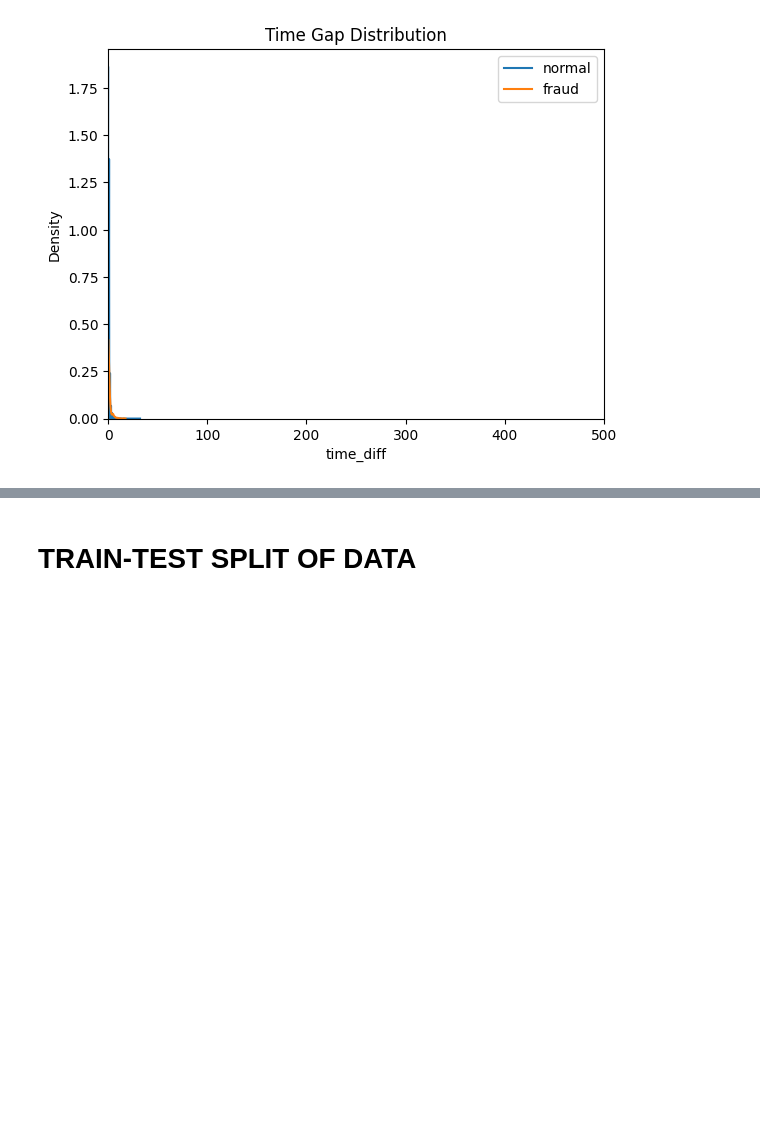
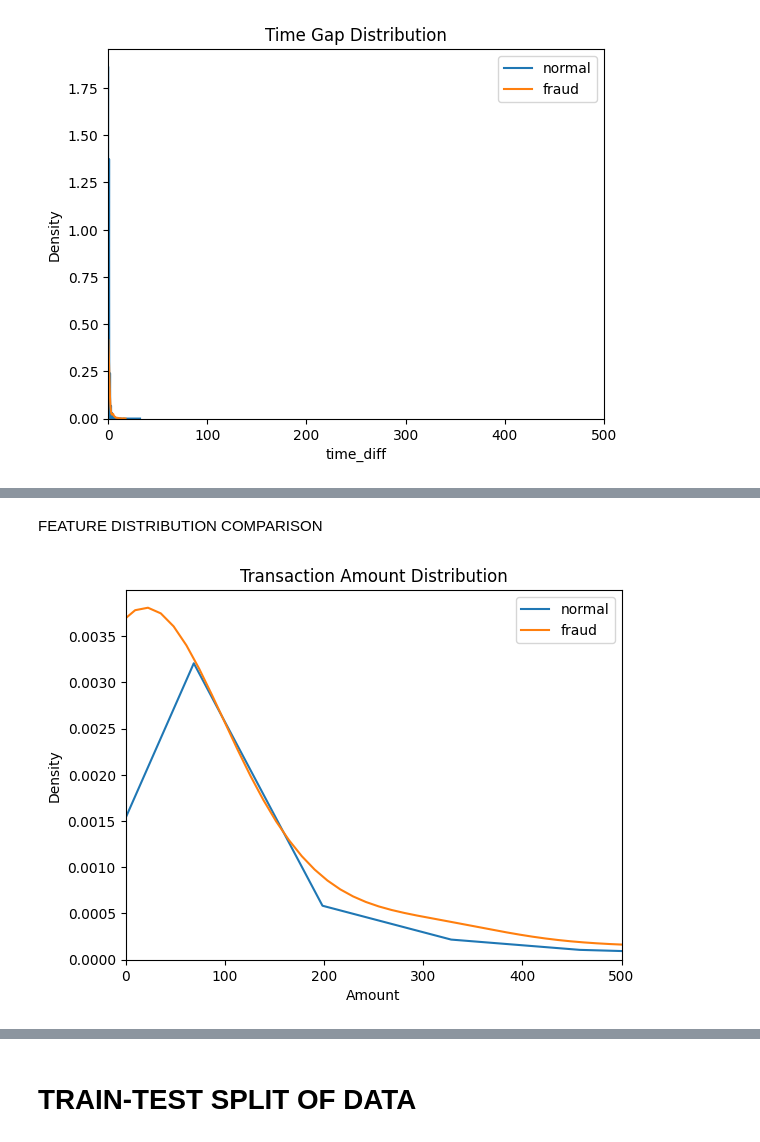
Before and after one commit to nevilleajim/real_time_fraud_detection_system, a Jupyter notebook: real_time_fraud_detection_system.ipynb, the cells around one changed output, grey strips where cells are left out. Saved outputs shown, nothing was run; the diff lists cells and outputs as text; code cells hidden in the pictures; blank space fills up the shorter version.

```diff
--- a/real_time_fraud_detection_system.ipynb
+++ b/real_time_fraud_detection_system.ipynb
@@ -206,0 +221,11 @@ plt.show()
+# %% [markdown]
+FEATURE DISTRIBUTION COMPARISON
+# %%
+sns.kdeplot(data[data["Class"] == 0]["Amount"], label="normal")
+sns.kdeplot(data[data["Class"] == 1]["Amount"], label="fraud")
+plt.xlim(0, 500)
+plt.legend()
+plt.title("Transaction Amount Distribution")
+plt.show()
+# %% [output]
+[figure, added]
```
Also changed, not shown: parts of 12 cells of this notebook.
